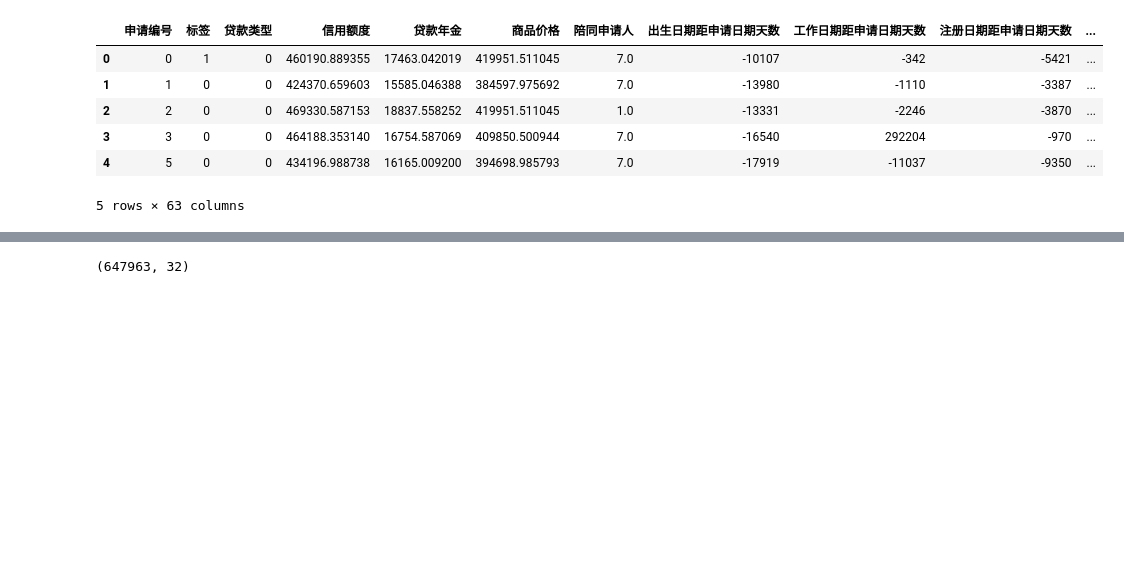
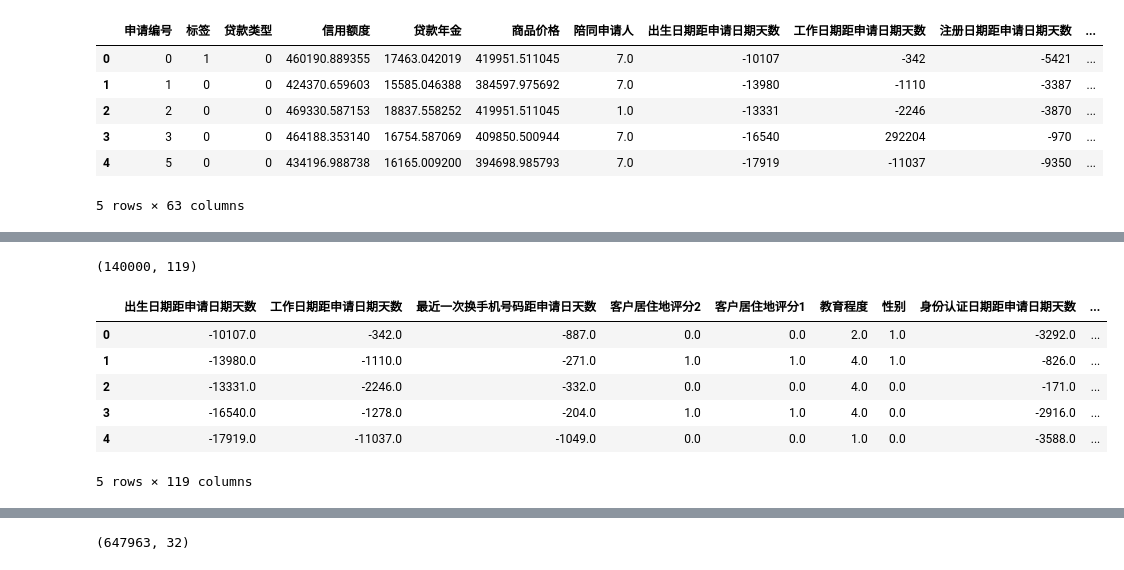
Before and after one commit to boyang-li/the-mission-cup, a Jupyter notebook: 0_eda.ipynb, the cells around one changed output, grey strips where cells are left out. Drawn from its saved outputs; the diff is of its cells as text; code cells hidden in the pictures; blank space fills up the shorter version.

```diff
--- a/0_data_explore.ipynb
+++ b/0_eda.ipynb
@@ -128,0 +293,58 @@ AttributeError: 'DataFrame' object has no attribute 'value_counts'
+# %%
+############## Feature Engineering
+
+### Correlation
+
+def calc_poly(cols):
+    degree = 2
+    poly_features = d12[cols]
+    poly_target = d12[target]
+
+    # Fill Miss
+    from sklearn.preprocessing import Imputer
+    imputer = Imputer(strategy = 'median')
+    poly_features = imputer.fit_transform(poly_features)
+
+    # Polynomial
+    from sklearn.preprocessing import PolynomialFeatures
+    poly_transformer = PolynomialFeatures(degree = degree, include_bias=False) # interaction_only
+    poly_transformer.fit(poly_features)
+    poly_features = poly_transformer.transform(poly_features)
+    poly_features = pd.DataFrame(poly_features,
+                                 columns = poly_transformer.get_feature_names(cols))
+    return poly_features
+
+
+cols = ['出生日期距申请日期天数',
+        '工作日期距申请日期天数',
+        '最近一次换手机号码距申请日天数',
+        '客户居住地评分2',
+        '客户居住地评分1',
+        '教育程度',
+        '性别',
+        '身份认证日期距申请日期天数',
+        '地址是否一致标志6',
+        '收入类型',
+        '是否提供手机号',
+        '地址是否一致标志2',
+        '注册日期距申请日期天数',
+        '有车时间']
+#         '居住状态',
+#         '地址是否一致标志4',
+#         '是否提供电话',
+#         '职业',
+#         '社交圈违约信息2_1',
+#         '贷款申请前1年内征信查询次数',
+#         '社交圈违约信息1_1']
+poly_features = calc_poly(cols)
+poly_features.shape
+poly_features.head()
+# %% [output]
+(140000, 119)
+|  | 出生日期距申请日期天数 | 工作日期距申请日期天数 | 最近一次换手机号码距申请日天数 | 客户居住地评分2 | 客户居住地评分1 | 教育程度 | 性别 | 身份认证日期距申请日期天数 | ... |
+| 0 | -10107.0 | -342.0 | -887.0 | 0.0 | 0.0 | 2.0 | 1.0 | -3292.0 | ... |
+| 1 | -13980.0 | -1110.0 | -271.0 | 1.0 | 1.0 | 4.0 | 1.0 | -826.0 | ... |
+| 2 | -13331.0 | -2246.0 | -332.0 | 0.0 | 0.0 | 4.0 | 0.0 | -171.0 | ... |
+| 3 | -16540.0 | -1278.0 | -204.0 | 1.0 | 1.0 | 4.0 | 0.0 | -2916.0 | ... |
+| 4 | -17919.0 | -11037.0 | -1049.0 | 0.0 | 0.0 | 1.0 | 0.0 | -3588.0 | ... |
+5 rows × 119 columns
```
Also changed, not shown: parts of 13 cells of this notebook, 2 other files.
